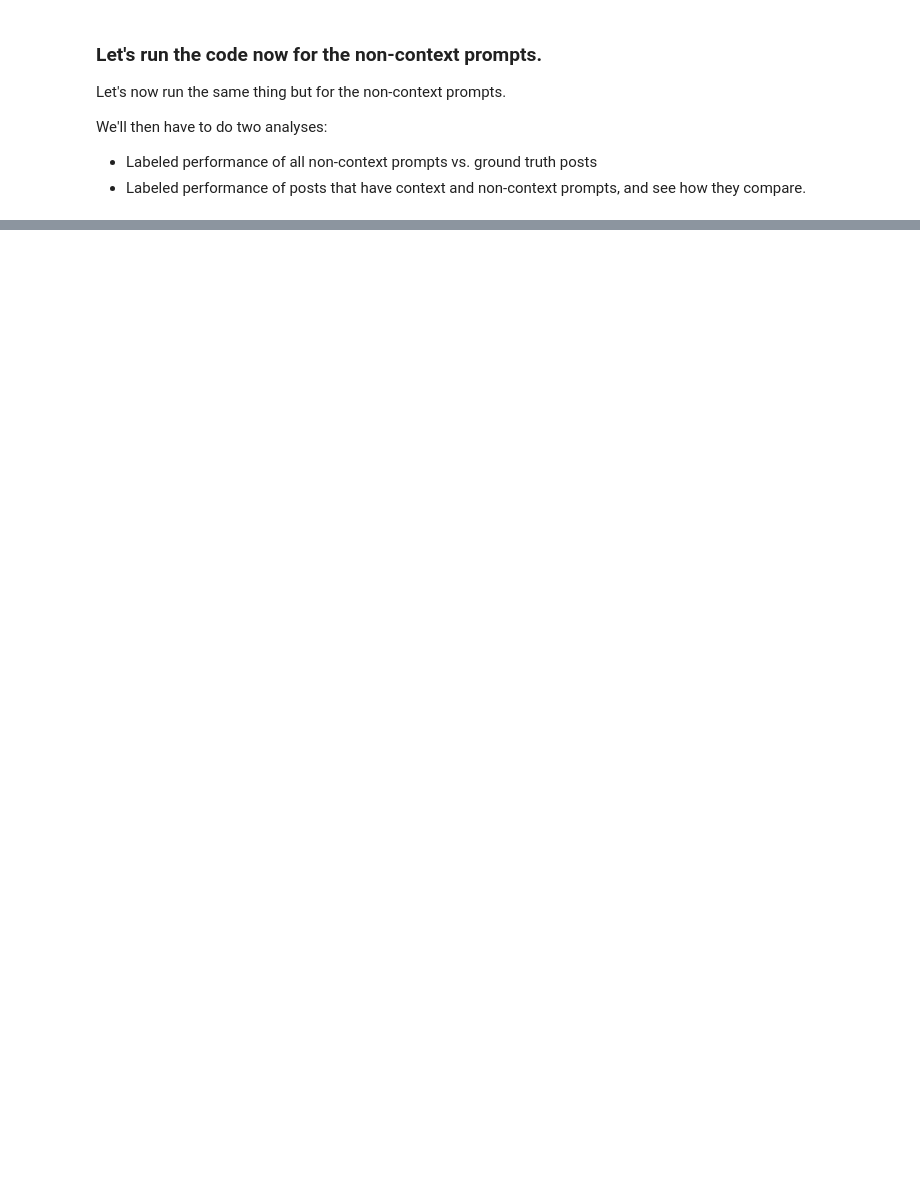
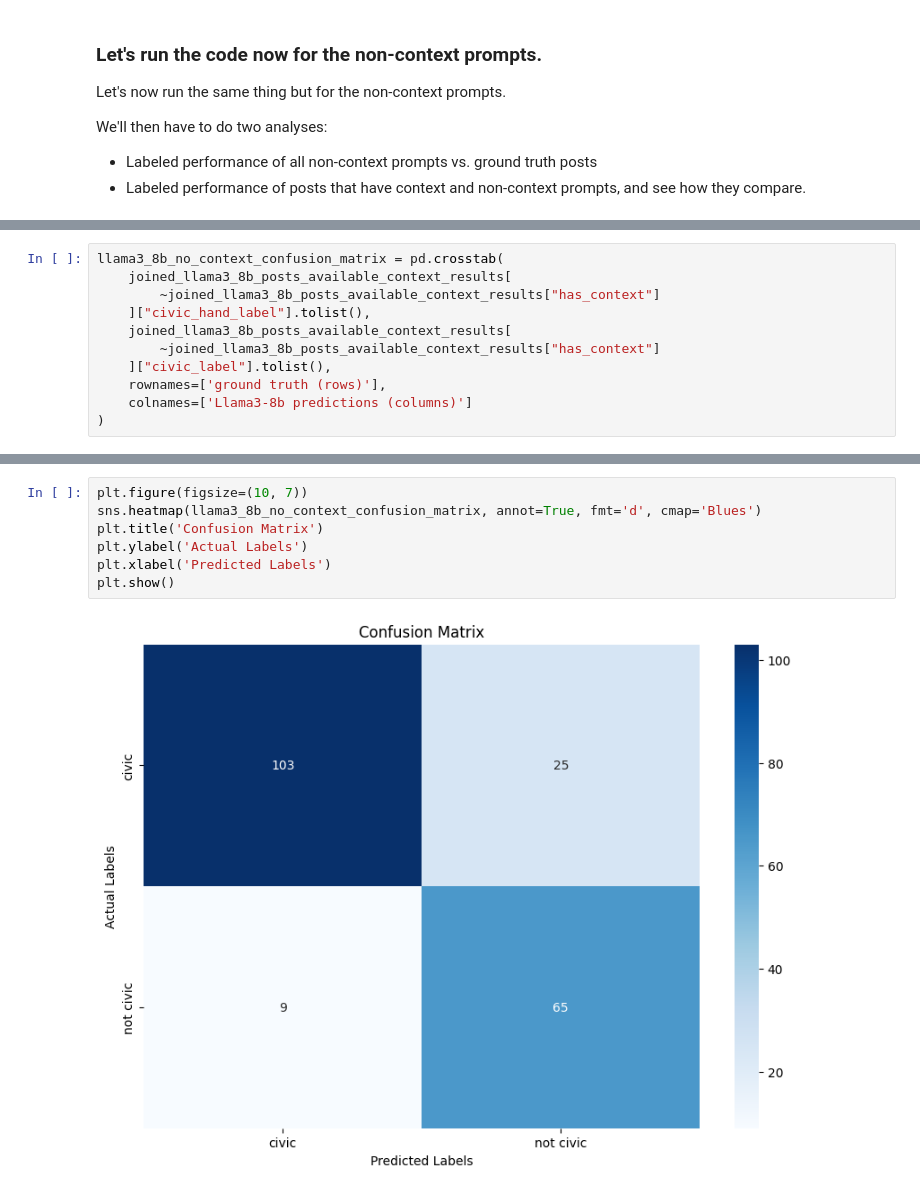
Before and after one commit to METResearchGroup/bluesky-research, a Jupyter notebook: demos/groq_llama3_labeling/llama3_8b.ipynb, the cells around one changed output, grey strips where cells are left out. Drawn from its saved outputs; the diff is of its cells as text; blank space fills up the shorter version.

```diff
--- a/demos/groq_llama3_labeling/llama3_8b.ipynb
+++ b/demos/groq_llama3_labeling/llama3_8b.ipynb
@@ -429,0 +1154,11 @@ loaded_labels_with_links_and_context_prompts[example_link]
+# %%
+llama3_8b_no_context_confusion_matrix = pd.crosstab(
+    joined_llama3_8b_posts_available_context_results[
+        ~joined_llama3_8b_posts_available_context_results["has_context"]
+    ]["civic_hand_label"].tolist(),
+    joined_llama3_8b_posts_available_context_results[
+        ~joined_llama3_8b_posts_available_context_results["has_context"]
+    ]["civic_label"].tolist(),
+    rownames=['ground truth (rows)'],
+    colnames=['Llama3-8b predictions (columns)']
+)
@@ -429,0 +1173,9 @@ loaded_labels_with_links_and_context_prompts[example_link]
+# %%
+plt.figure(figsize=(10, 7))
+sns.heatmap(llama3_8b_no_context_confusion_matrix, annot=True, fmt='d', cmap='Blues')
+plt.title('Confusion Matrix')
+plt.ylabel('Actual Labels')
+plt.xlabel('Predicted Labels')
+plt.show()
+# %% [output]
+[figure, added]
```
Also changed, not shown: parts of 125 cells of this notebook, 5 other files.
